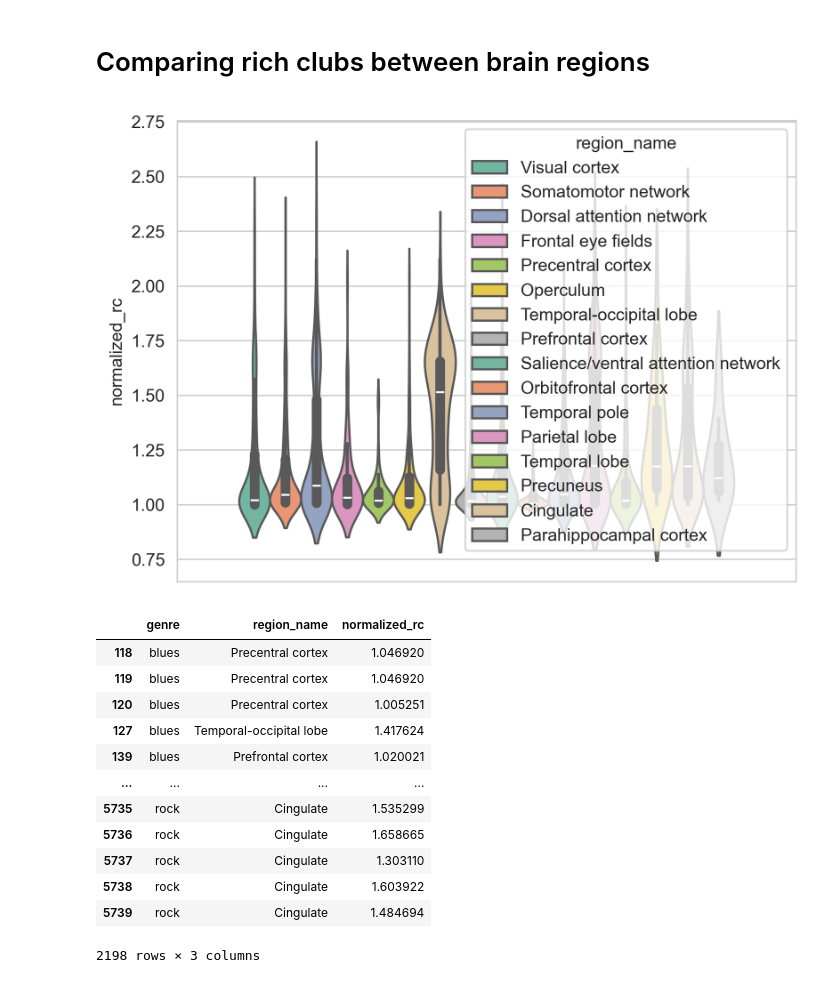
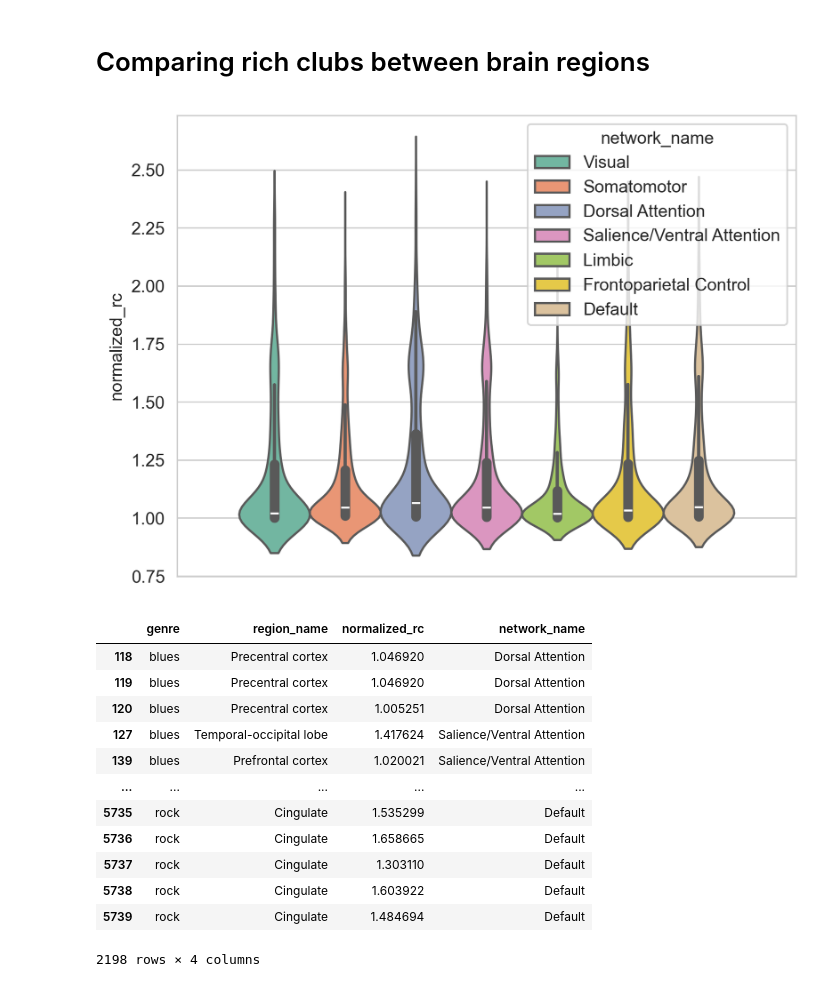
Before and after one commit to Ekkiddle/572NetworkProject, a Jupyter notebook: rich-club/rich_club_comparison.ipynb, the cells around one changed output. Cells and saved outputs as stored; diff of their text form; code cells hidden in the pictures.

Commit message:
updated rich club analysis plots and added rich club coefficient to visualization data

```diff
--- a/rich-club/rich_club_comparison.ipynb
+++ b/rich-club/rich_club_comparison.ipynb
@@ -10,10 +10,26 @@ sns.set_style("whitegrid")
 # %% [markdown]
 # Comparing rich clubs between brain regions
 # %%
+def getNetworkName(s:str):
+    for substr in network_names:
+        if substr in s:
+            return network_names[substr]
+    raise ValueError('Network name not found')
+
 genres = ['blues', 'classical', 'country', 'disco', 'hiphop', 'jazz', 'metal', 'pop', 'reggae', 'rock']
 networks = []
+network_names = {
+    'Vis' : 'Visual',
+    'SomMot' : 'Somatomotor',
+    'DorsAttn' : 'Dorsal Attention',
+    'SalVentAttn' : 'Salience/Ventral Attention',
+    'Limbic' : 'Limbic',
+    'Cont' : 'Frontoparietal Control',
+    'Default' : 'Default'
+    }
 rc_comparison_df = pd.DataFrame(columns = ['genre', 'region_name', 'normalized_rc'])
 for genre in genres:
+
     edge_list = pd.read_csv(f"../networks/{genre}_edge_list.csv").rename(columns={"Node1": "source", "Node2": "target"})
     node_list = pd.read_csv(f"../networks/{genre}_node_list.csv").rename(columns={"Node": "node_id"})
 
@@ -29,6 +45,7 @@ for genre in genres:
     for i, row in node_list.iterrows():
         # Add column to nodes that has more descriptive region names
         node_list.loc[i, 'region_name'] = region_names.loc[region_names['Region'] == row['Region'], 'region_name'].values[0]
+        node_list.loc[i, 'network_name'] = getNetworkName(row['Label'])
 
     node_list['normalized_rc'] = 0.
 
@@ -40,16 +57,16 @@ for genre in genres:
     # region = node_list['region_name'].values
     # norm_rc = node_list['rc_coef'].values
     # new_rows = pd.DataFrame({'genre': genre, 'region': region, 'normalized_rc': norm_rc})
-    rc_comparison_df = pd.concat([rc_comparison_df, node_list[['genre', 'region_name', 'normalized_rc']]], ignore_index=True)
+    rc_comparison_df = pd.concat([rc_comparison_df, node_list[['genre', 'region_name', 'normalized_rc', 'network_name']]], ignore_index=True)
 # %%
 rc_comparison_df = rc_comparison_df.loc[rc_comparison_df['normalized_rc'] != 0]
 # %%
 fig, ax = plt.subplots(dpi=300)
-sns.violinplot(data=rc_comparison_df, y='normalized_rc', hue='region_name', palette='Set2')
+sns.violinplot(data=rc_comparison_df, y='normalized_rc', hue='network_name', palette='Set2')
 
 plt.show()
 # %% [output]
-[figure, old version]
+[figure, new version]
 # %%
 mean_rc = rc_comparison_df.groupby('region_name')['normalized_rc'].mean()
 # %%
@@ -61,19 +78,19 @@ vis_regions = rc_comparison_df.loc[rc_comparison_df['region_name'].isin(top_3)]
 # %%
 vis_regions
 # %% [output]
-|  | genre | region_name | normalized_rc |
-| 118 | blues | Precentral cortex | 1.046920 |
-| 119 | blues | Precentral cortex | 1.046920 |
-| 120 | blues | Precentral cortex | 1.005251 |
-| 127 | blues | Temporal-occipital lobe | 1.417624 |
-| 139 | blues | Prefrontal cortex | 1.020021 |
-| ... | ... | ... | ... |
-| 5735 | rock | Cingulate | 1.535299 |
-| 5736 | rock | Cingulate | 1.658665 |
-| 5737 | rock | Cingulate | 1.303110 |
-| 5738 | rock | Cingulate | 1.603922 |
-| 5739 | rock | Cingulate | 1.484694 |
+|  | genre | region_name | normalized_rc | network_name |
+| 118 | blues | Precentral cortex | 1.046920 | Dorsal Attention |
+| 119 | blues | Precentral cortex | 1.046920 | Dorsal Attention |
+| 120 | blues | Precentral cortex | 1.005251 | Dorsal Attention |
+| 127 | blues | Temporal-occipital lobe | 1.417624 | Salience/Ventral Attention |
+| 139 | blues | Prefrontal cortex | 1.020021 | Salience/Ventral Attention |
+| ... | ... | ... | ... | ... |
+| 5735 | rock | Cingulate | 1.535299 | Default |
+| 5736 | rock | Cingulate | 1.658665 | Default |
+| 5737 | rock | Cingulate | 1.303110 | Default |
+| 5738 | rock | Cingulate | 1.603922 | Default |
+| 5739 | rock | Cingulate | 1.484694 | Default |
-2198 rows × 3 columns
+2198 rows × 4 columns
 # %%
 fig, axs = plt.subplots(dpi=300, nrows=5, ncols=2, figsize=(8.5, 11), sharex=True, sharey=True)
 
```
Also changed, not shown: parts of 2 cells of this notebook, 6 other files.
